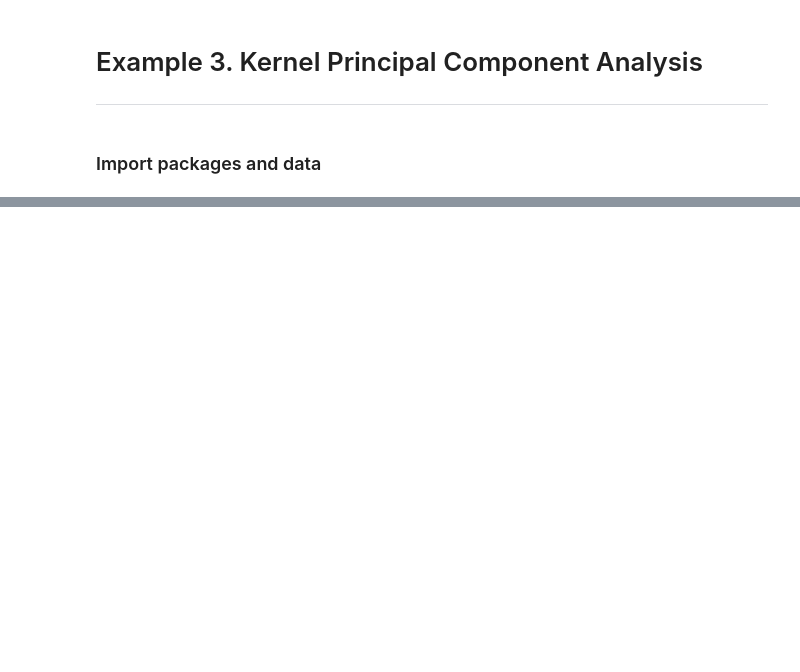
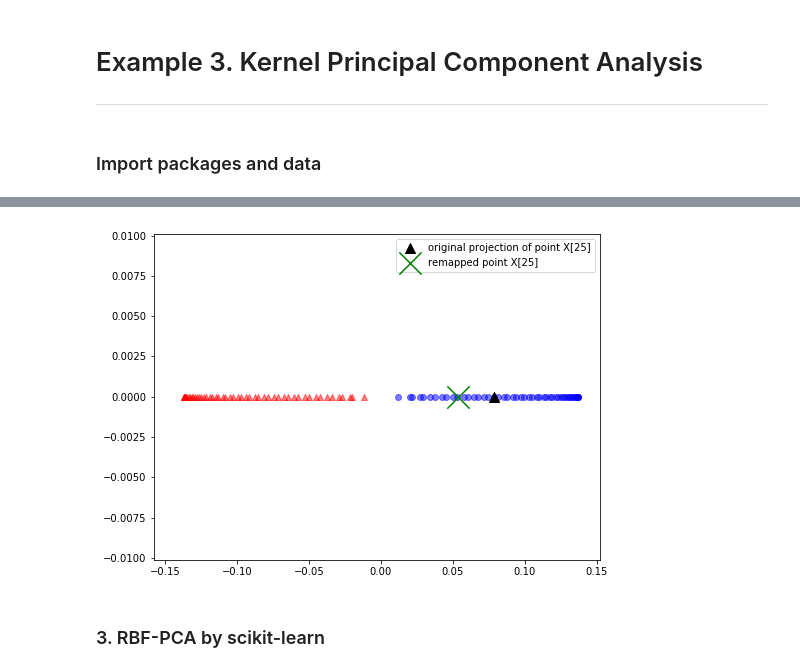
Before and after one commit to juifa-tsai/workbook_MachineLearning, a Jupyter notebook: Machine_Learning_in_Python_SR/Chapter_05/example_03_KernelPCA.ipynb, the cells around one changed output, grey strips where cells are left out. Drawn from its saved outputs; the diff is of its cells as text; code cells hidden in the pictures; blank space fills up the shorter version.

```diff
--- a/Machine_Learning_in_Python_SR/Chapter_05/example_03_KernelPCA.ipynb
+++ b/Machine_Learning_in_Python_SR/Chapter_05/example_03_KernelPCA.ipynb
@@ -34,0 +77,5 @@ df_wine.head()
+# %%
+def project_x(x_new, X, gamma, eigenvectors, eiganvalues):
+    pair_dist = np.array([np.sum(x_new-row)**2 for row in X])
+    k = np.exp(-gamma * pair_dist)
+    return k.dot(eigenvectors/eiganvalues)
@@ -34,0 +98,12 @@ df_wine.head()
+# %%
+plt.figure(figsize=(8,6))
+plt.scatter(eigenvectors[y_m==0, 0], np.zeros((50)), color='red',  marker='^', alpha=0.5)
+plt.scatter(eigenvectors[y_m==1, 0], np.zeros((50)), color='blue', marker='o', alpha=0.5)
+plt.scatter(x_proj,   0, color='black', label='original projection of point X[25]', marker='^', s=100)
+plt.scatter(x_reproj, 0, color='green', label='remapped point X[25]', marker='x', s=500)
+plt.legend(scatterpoints=1)
+plt.show()
+# %% [output]
+[figure, added]
+# %% [markdown]
+### 3. RBF-PCA by scikit-learn
```
Also changed, not shown: parts of 19 cells of this notebook, 1 other file.
